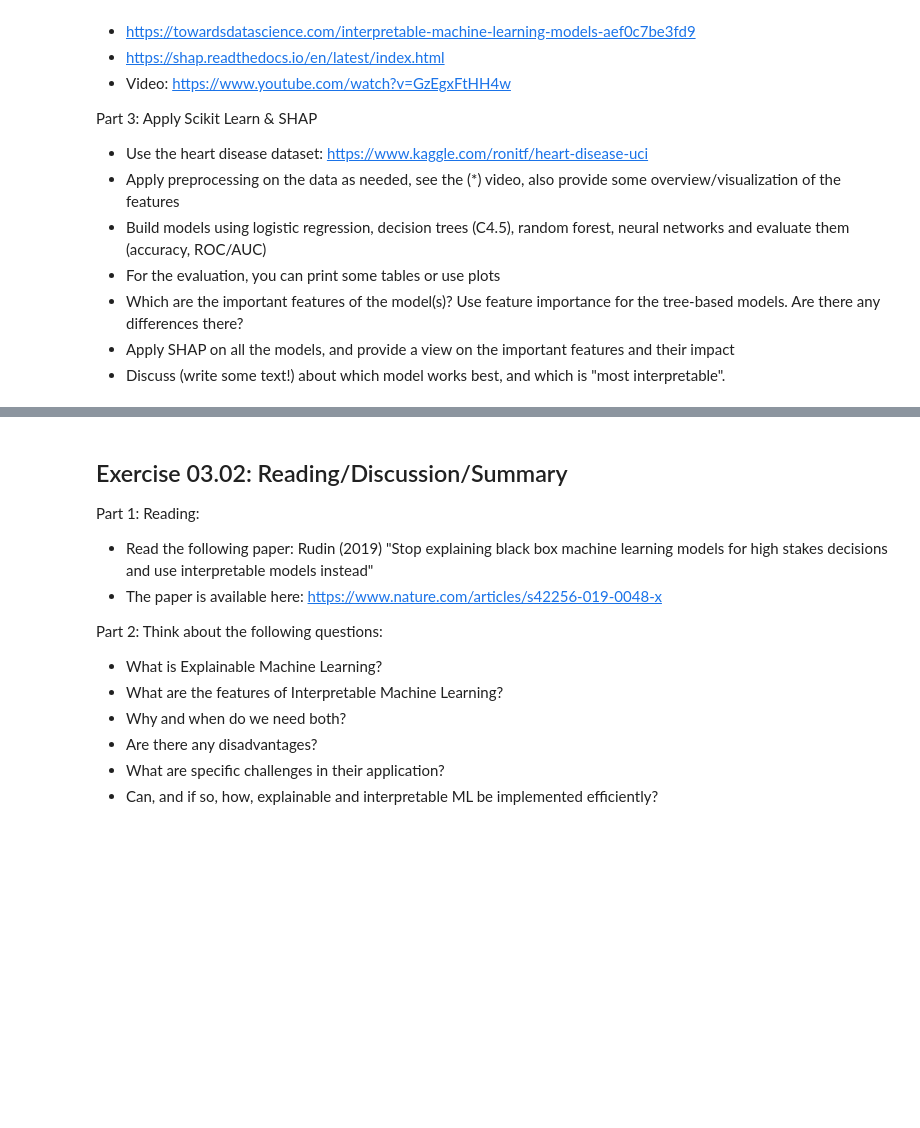
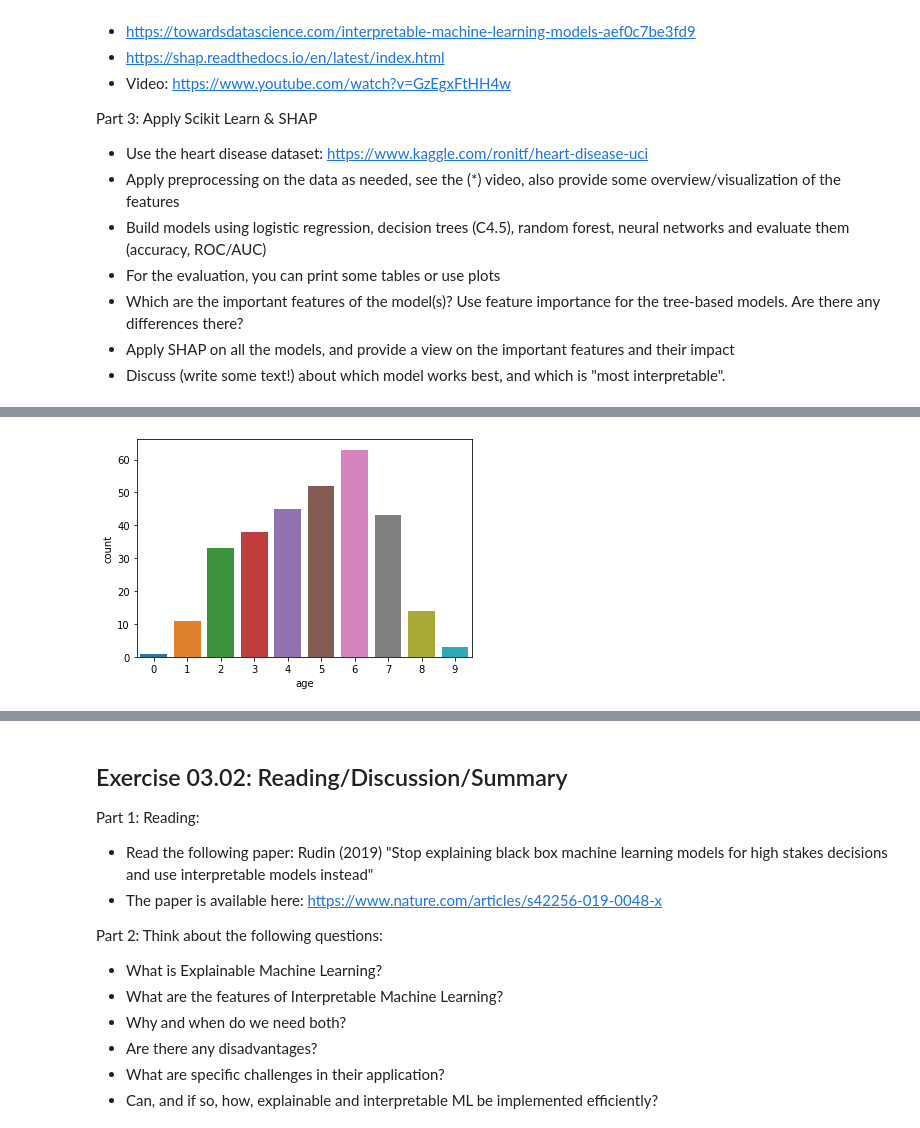
Before and after one commit to mhuendorf/KBS, a Jupyter notebook: exercises/practical/Assignment_3/KBS-Assignment3.ipynb, the cells around one changed output, grey strips where cells are left out. Saved outputs shown, nothing was run; the diff lists cells and outputs as text; code cells hidden in the pictures; blank space fills up the shorter version.

```diff
--- a/exercises/practical/Assignment_3/KBS-Assignment3.ipynb
+++ b/exercises/practical/Assignment_3/KBS-Assignment3.ipynb
@@ -24,4 +24,28 @@ Part 3: Apply Scikit Learn & SHAP
 import numpy as np
 import pandas as pd
 
+#required packages
+import seaborn as sns
+import matplotlib.pyplot as plt
+from sklearn.ensemble import RandomForestClassifier
+from sklearn.svm import SVC
+from sklearn import svm
+from sklearn.neural_network import MLPClassifier
+#from sklearn.linear_model import SGDClassifier
+from sklearn.metrics import confusion_matrix, classification_report
+from sklearn.preprocessing import StandardScaler, LabelEncoder
+from sklearn.model_selection import train_test_split
+%matplotlib inline
+
 # ... add here
+
+#Loading dataset
+heartData = pd.read_csv('./heart.csv',sep=',')
+heartDataDiscretised = pd.read_csv('./heart.csv',sep=',')
+#heartDataForPlots = pd.read_csv('./heart.csv',sep=',')
+
+#heartData.head()
+#heartData.info()
+#heartData.isnull().sum()
+
+#preprocessing Data
@@ -27,0 +61,18 @@ import pandas as pd
+# %%
+#preprocessing
+bins = 2
+group_names = ['no_diagnosis','diagnosis']
+heartData['target'] = pd.cut(heartData['target'], bins = bins, labels = group_names)
+heartData['target'].unique()
+label_sex = LabelEncoder()
+heartData['target'] = label_sex.fit_transform(heartData['target'])
+
+bins = 10
+heartDataDiscretised['age'] = pd.cut(heartDataDiscretised['age'], bins = bins)
+heartDataDiscretised['age'].unique()
+label_age = LabelEncoder()
+heartDataDiscretised['age'] = label_age.fit_transform(heartDataDiscretised['age'])
+
+plt.show(sns.countplot(x = heartDataDiscretised['age']))
+# %% [output]
+[figure, added]
```
Also changed, not shown: parts of 3 cells of this notebook.
